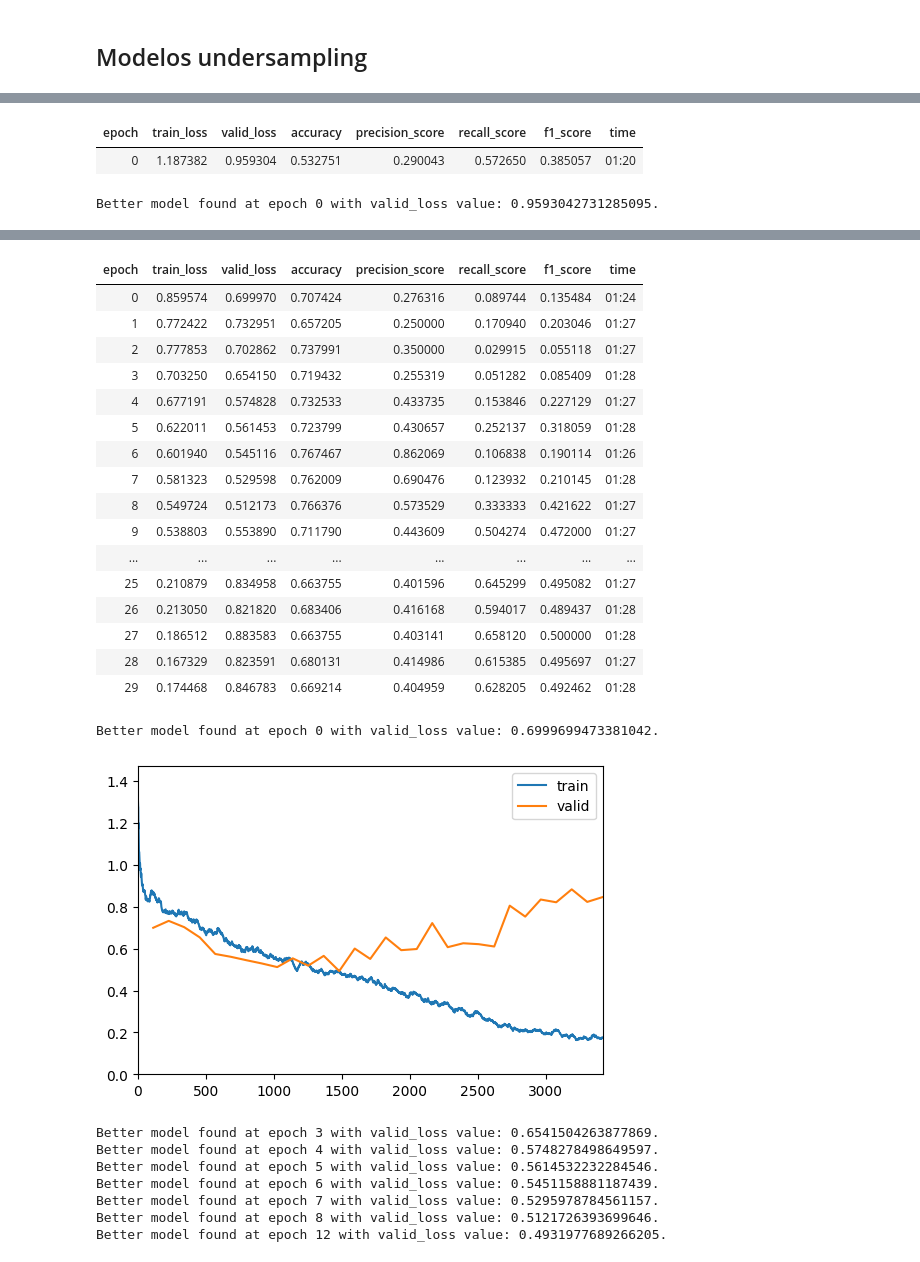
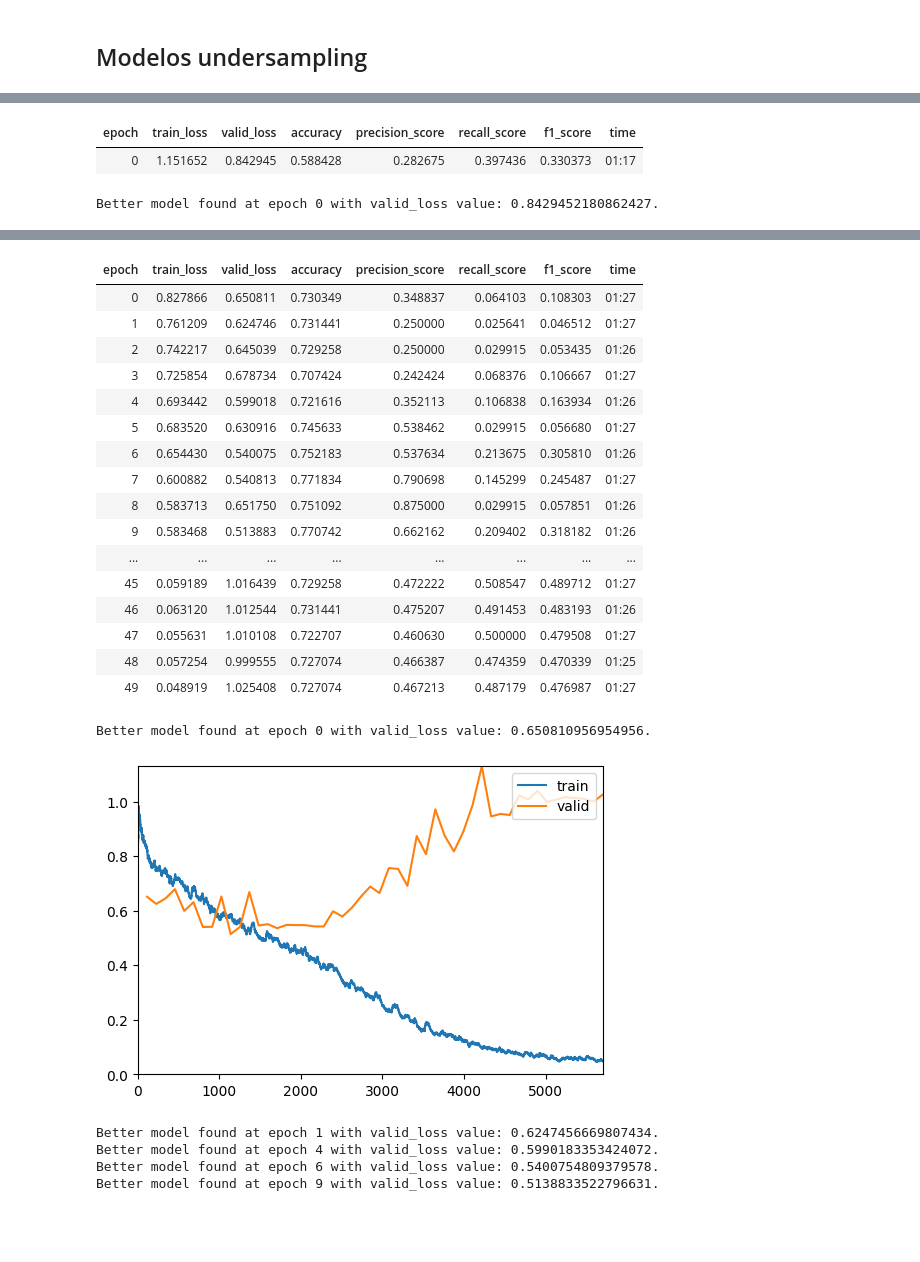
Before and after one commit to inigo99/CancerDetection, a Jupyter notebook: TFM.ipynb, the cells around one changed output, grey strips where cells are left out. Saved outputs shown, nothing was run; the diff lists cells and outputs as text; code cells hidden in the pictures; blank space fills up the shorter version.

```diff
--- a/TFM.ipynb
+++ b/TFM.ipynb
@@ -344,6 +348,6 @@ learn = vision_learner(dls, resnet50, metrics=[accuracy, Precision(), Recall(),
 # %%
-learn.fine_tune(30, base_lr=1e-3)
+learn.fine_tune(50, base_lr=1e-3)
 # %% [output]
 | epoch | train_loss | valid_loss | accuracy | precision_score | recall_score | f1_score | time |
-| 0 | 1.187382 | 0.959304 | 0.532751 | 0.290043 | 0.572650 | 0.385057 | 01:20 |
+| 0 | 1.151652 | 0.842945 | 0.588428 | 0.282675 | 0.397436 | 0.330373 | 01:17 |
-Better model found at epoch 0 with valid_loss value: 0.9593042731285095.
+Better model found at epoch 0 with valid_loss value: 0.8429452180862427.
@@ -351,26 +355,23 @@ Better model found at epoch 0 with valid_loss value: 0.9593042731285095.
 | epoch | train_loss | valid_loss | accuracy | precision_score | recall_score | f1_score | time |
-| 0 | 0.859574 | 0.699970 | 0.707424 | 0.276316 | 0.089744 | 0.135484 | 01:24 |
-| 1 | 0.772422 | 0.732951 | 0.657205 | 0.250000 | 0.170940 | 0.203046 | 01:27 |
-| 2 | 0.777853 | 0.702862 | 0.737991 | 0.350000 | 0.029915 | 0.055118 | 01:27 |
-| 3 | 0.703250 | 0.654150 | 0.719432 | 0.255319 | 0.051282 | 0.085409 | 01:28 |
-| 4 | 0.677191 | 0.574828 | 0.732533 | 0.433735 | 0.153846 | 0.227129 | 01:27 |
-| 5 | 0.622011 | 0.561453 | 0.723799 | 0.430657 | 0.252137 | 0.318059 | 01:28 |
-| 6 | 0.601940 | 0.545116 | 0.767467 | 0.862069 | 0.106838 | 0.190114 | 01:26 |
-| 7 | 0.581323 | 0.529598 | 0.762009 | 0.690476 | 0.123932 | 0.210145 | 01:28 |
-| 8 | 0.549724 | 0.512173 | 0.766376 | 0.573529 | 0.333333 | 0.421622 | 01:27 |
-| 9 | 0.538803 | 0.553890 | 0.711790 | 0.443609 | 0.504274 | 0.472000 | 01:27 |
+| 0 | 0.827866 | 0.650811 | 0.730349 | 0.348837 | 0.064103 | 0.108303 | 01:27 |
+| 1 | 0.761209 | 0.624746 | 0.731441 | 0.250000 | 0.025641 | 0.046512 | 01:27 |
+| 2 | 0.742217 | 0.645039 | 0.729258 | 0.250000 | 0.029915 | 0.053435 | 01:26 |
+| 3 | 0.725854 | 0.678734 | 0.707424 | 0.242424 | 0.068376 | 0.106667 | 01:27 |
+| 4 | 0.693442 | 0.599018 | 0.721616 | 0.352113 | 0.106838 | 0.163934 | 01:26 |
+| 5 | 0.683520 | 0.630916 | 0.745633 | 0.538462 | 0.029915 | 0.056680 | 01:27 |
+| 6 | 0.654430 | 0.540075 | 0.752183 | 0.537634 | 0.213675 | 0.305810 | 01:26 |
+| 7 | 0.600882 | 0.540813 | 0.771834 | 0.790698 | 0.145299 | 0.245487 | 01:27 |
+| 8 | 0.583713 | 0.651750 | 0.751092 | 0.875000 | 0.029915 | 0.057851 | 01:26 |
+| 9 | 0.583468 | 0.513883 | 0.770742 | 0.662162 | 0.209402 | 0.318182 | 01:26 |
 | ... | ... | ... | ... | ... | ... | ... | ... |
-| 25 | 0.210879 | 0.834958 | 0.663755 | 0.401596 | 0.645299 | 0.495082 | 01:27 |
-| 26 | 0.213050 | 0.821820 | 0.683406 | 0.416168 | 0.594017 | 0.489437 | 01:28 |
-| 27 | 0.186512 | 0.883583 | 0.663755 | 0.403141 | 0.658120 | 0.500000 | 01:28 |
-| 28 | 0.167329 | 0.823591 | 0.680131 | 0.414986 | 0.615385 | 0.495697 | 01:27 |
-| 29 | 0.174468 | 0.846783 | 0.669214 | 0.404959 | 0.628205 | 0.492462 | 01:28 |
+| 45 | 0.059189 | 1.016439 | 0.729258 | 0.472222 | 0.508547 | 0.489712 | 01:27 |
+| 46 | 0.063120 | 1.012544 | 0.731441 | 0.475207 | 0.491453 | 0.483193 | 01:26 |
+| 47 | 0.055631 | 1.010108 | 0.722707 | 0.460630 | 0.500000 | 0.479508 | 01:27 |
+| 48 | 0.057254 | 0.999555 | 0.727074 | 0.466387 | 0.474359 | 0.470339 | 01:25 |
+| 49 | 0.048919 | 1.025408 | 0.727074 | 0.467213 | 0.487179 | 0.476987 | 01:27 |
-Better model found at epoch 0 with valid_loss value: 0.6999699473381042.
+Better model found at epoch 0 with valid_loss value: 0.650810956954956.
-[figure, old version]
+[figure, new version]
-Better model found at epoch 3 with valid_loss value: 0.6541504263877869.
-Better model found at epoch 4 with valid_loss value: 0.5748278498649597.
-Better model found at epoch 5 with valid_loss value: 0.5614532232284546.
-Better model found at epoch 6 with valid_loss value: 0.5451158881187439.
-Better model found at epoch 7 with valid_loss value: 0.5295978784561157.
-Better model found at epoch 8 with valid_loss value: 0.5121726393699646.
-Better model found at epoch 12 with valid_loss value: 0.4931977689266205.
+Better model found at epoch 1 with valid_loss value: 0.6247456669807434.
+Better model found at epoch 4 with valid_loss value: 0.5990183353424072.
+Better model found at epoch 6 with valid_loss value: 0.5400754809379578.
+Better model found at epoch 9 with valid_loss value: 0.5138833522796631.
```
Also changed, not shown: parts of 29 cells of this notebook.
